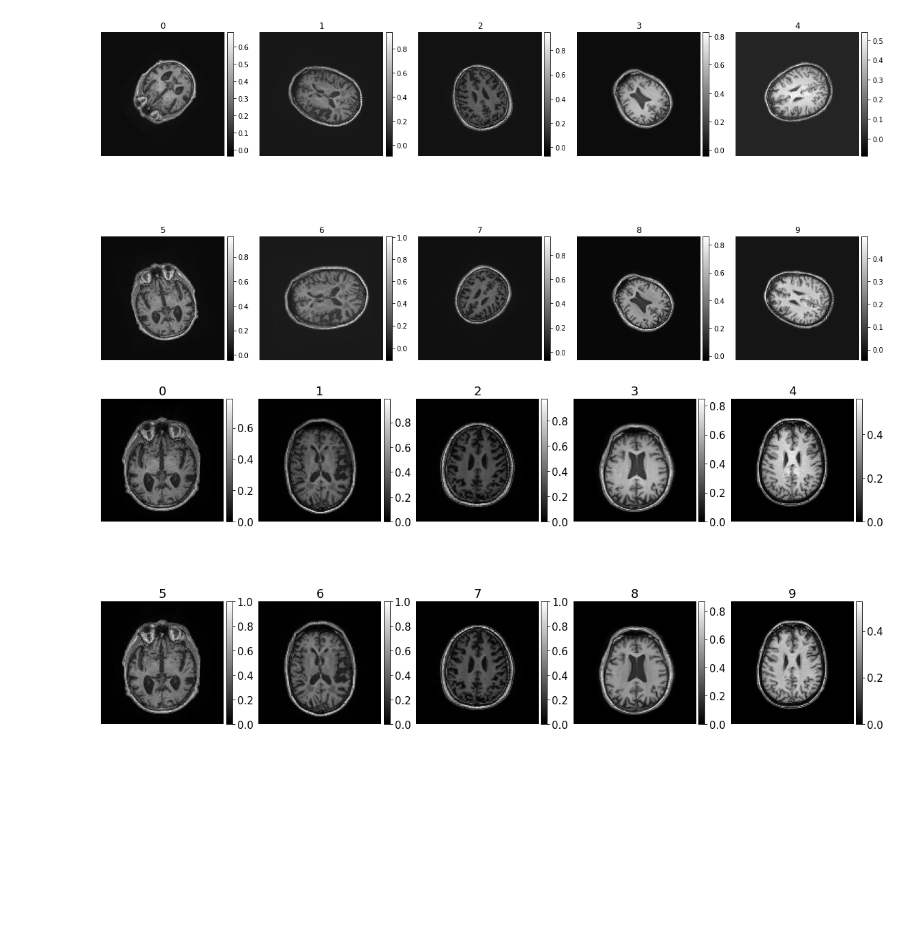
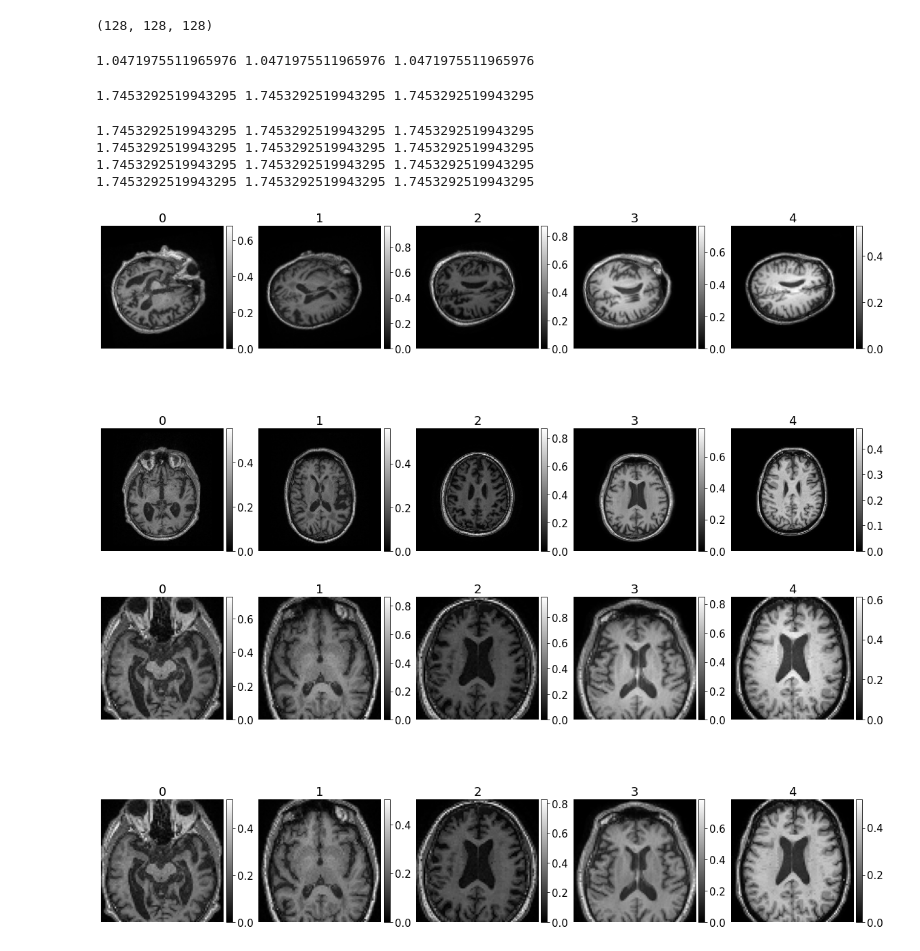
Before and after one commit to MASILab/DeepN4, a Jupyter notebook: src/data_train.ipynb, the cells around one changed output. Saved outputs shown, nothing was run; the diff lists cells and outputs as text; code cells hidden in the pictures; blank space fills up the shorter version.

```diff
--- a/src/data_train.ipynb
+++ b/src/data_train.ipynb
@@ -151 +203,5 @@ array([1.])
+# %%
+np.squeeze(input_data).shape
+# %% [output]
+(128, 128, 128)
 # %%
@@ -160,47 +226,34 @@ def load_data(image_file):
-# %%
-def plot_montage_data_load(few_files,ax):
-    x = 0
-    y = 0
-    for z in range(len(few_files)):
-        # image = nib.load(few_files[z]).get_fdata()
-        image = load_data(few_files[z])
-        image = image[:,:,np.int32(image.shape[2] / 1.7)]
-        ax_image = np.squeeze(image)
-        ax_image = np.rot90(ax_image,1)
-        im = ax[x,y].imshow(ax_image, cmap='gray')
-        ax[x,y].set_title(z)
-        ax[x,y].axis('off')
-        divider = make_axes_locatable(ax[x,y])
-        c_ax = divider.append_axes("right", size="5%", pad=0.05)
-        plt.colorbar(im , cax=c_ax)
-        if y == 4:
-            x += 1
-        y += 1
-        if y != 0 and y % 5 == 0:
-            y = 0
+# %%
+x, y, z = np.deg2rad([60, 60, 60])
+print(x, y, z)
+# %% [output]
+1.0471975511965976 1.0471975511965976 1.0471975511965976
 # %%
-input_files = []
-target_files = []
+input_target_files = []
 
 for i in train_idx:
-    input_files.append(T1s[i])
-for i in train_idx:
-    target_files.append(N4_T1s[i])
+    a = T1s[i], N4_T1s[i]
+    input_target_files.append(a)
 
 fig, ax = plt.subplots(2,5,figsize=(20,10))
-plot_montage_data_load(input_files + target_files,ax)
+
+plot_montage_data_load(input_target_files,ax)
 # %% [output]
+1.7453292519943295 1.7453292519943295 1.7453292519943295
+1.7453292519943295 1.7453292519943295 1.7453292519943295
+1.7453292519943295 1.7453292519943295 1.7453292519943295
+1.7453292519943295 1.7453292519943295 1.7453292519943295
+1.7453292519943295 1.7453292519943295 1.7453292519943295
-[figure, old version]
+[figure, new version]
 # %%
-input_files = []
-target_files = []
+input_target_files = []
 
 for i in train_idx:
-    input_files.append(T1s[i])
-for i in train_idx:
-    target_files.append(N4_T1s[i])
+    a = T1s[i], N4_T1s[i]
+    input_target_files.append(a)
 
 fig, ax = plt.subplots(2,5,figsize=(20,10))
-plot_montage_data_load(input_files + target_files,ax)
+
+plot_montage_data_load(input_target_files,ax)
 # %% [output]
-[figure, old version]
+[figure, new version]
```
Also changed, not shown: parts of 32 cells of this notebook, 3 other files.
